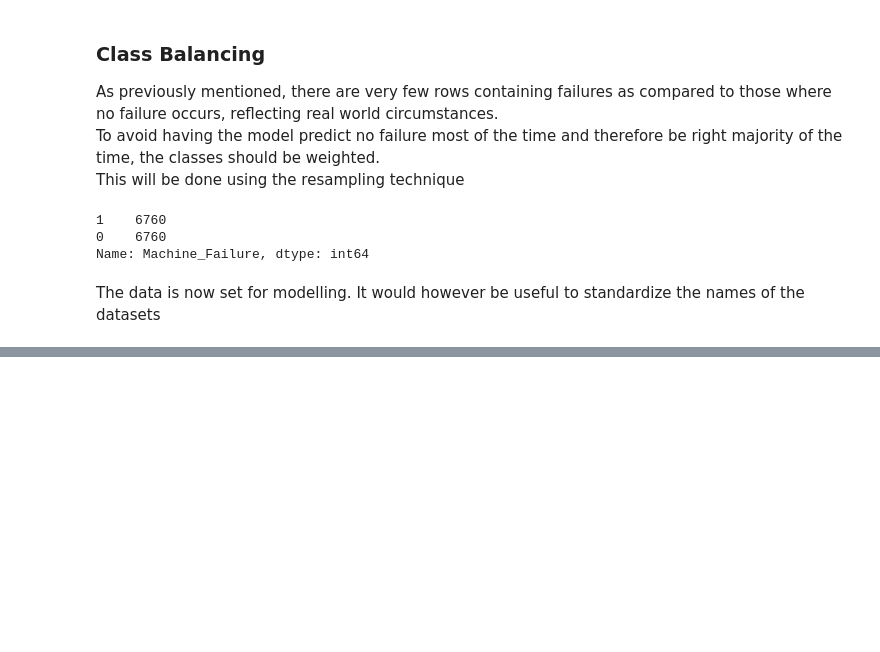
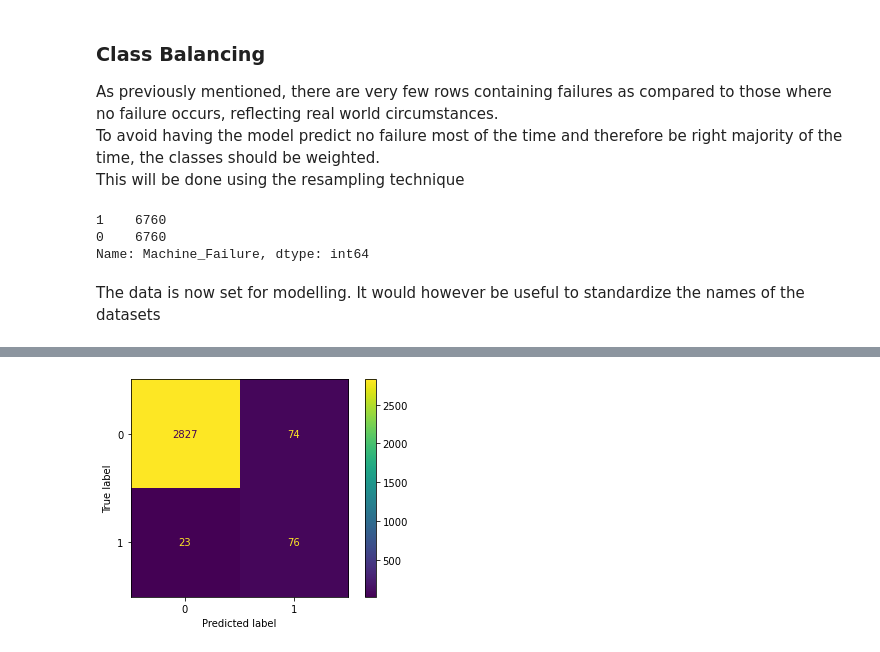
Before and after one commit to reevesgonah/Optimizing-Industrial-Operations-Through-Predictive-Maintenance-Modeling, a Jupyter notebook: index.ipynb, the cells around one changed output, grey strips where cells are left out. Cells and saved outputs as stored; diff of their text form; code cells hidden in the pictures; blank space fills up the shorter version.

```diff
--- a/index.ipynb
+++ b/index.ipynb
@@ -348,0 +377,10 @@ y_test_clean = y_test
+# %%
+#using Scikit-learn's Decision Tree Classifier
+# Instantiating
+clf = DecisionTreeClassifier(criterion='entropy')
+
+#Training the model
+baseline_clf = clf.fit(X_train_clean, y_train_clean)
+
+#Generating predictions
+y_hat_baseline_clf = clf.predict(X_test_clean)
@@ -348,0 +455,9 @@ y_test_clean = y_test
+# %%
+#Getting the confusion matrix array
+cm = confusion_matrix(y_test_clean, y_hat_baseline_clf)
+
+#plotting the display matrix
+ConfusionMatrixDisplay(cm).plot()
+plt.show()
+# %% [output]
+[figure, added]
```
Also changed, not shown: parts of 19 cells of this notebook.
